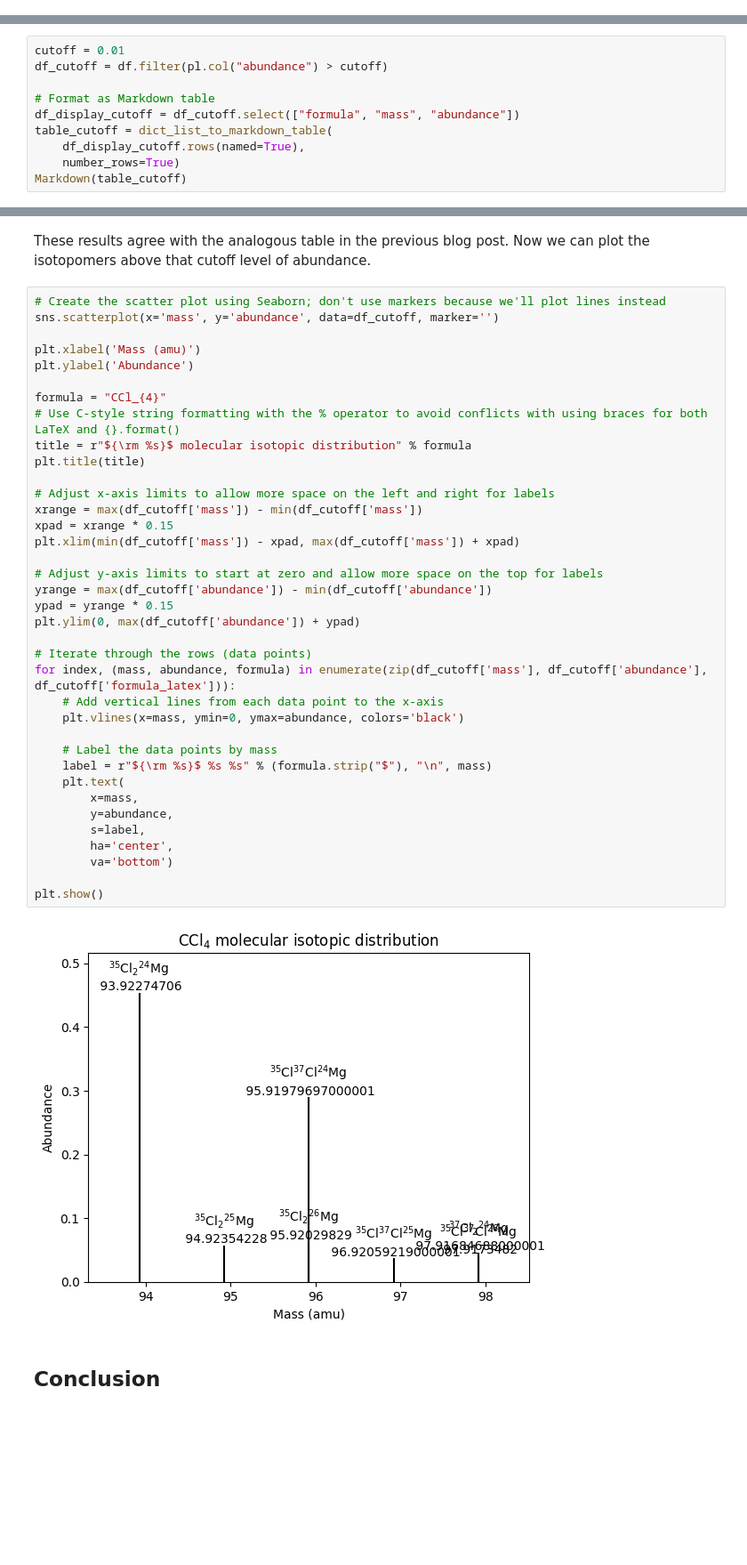
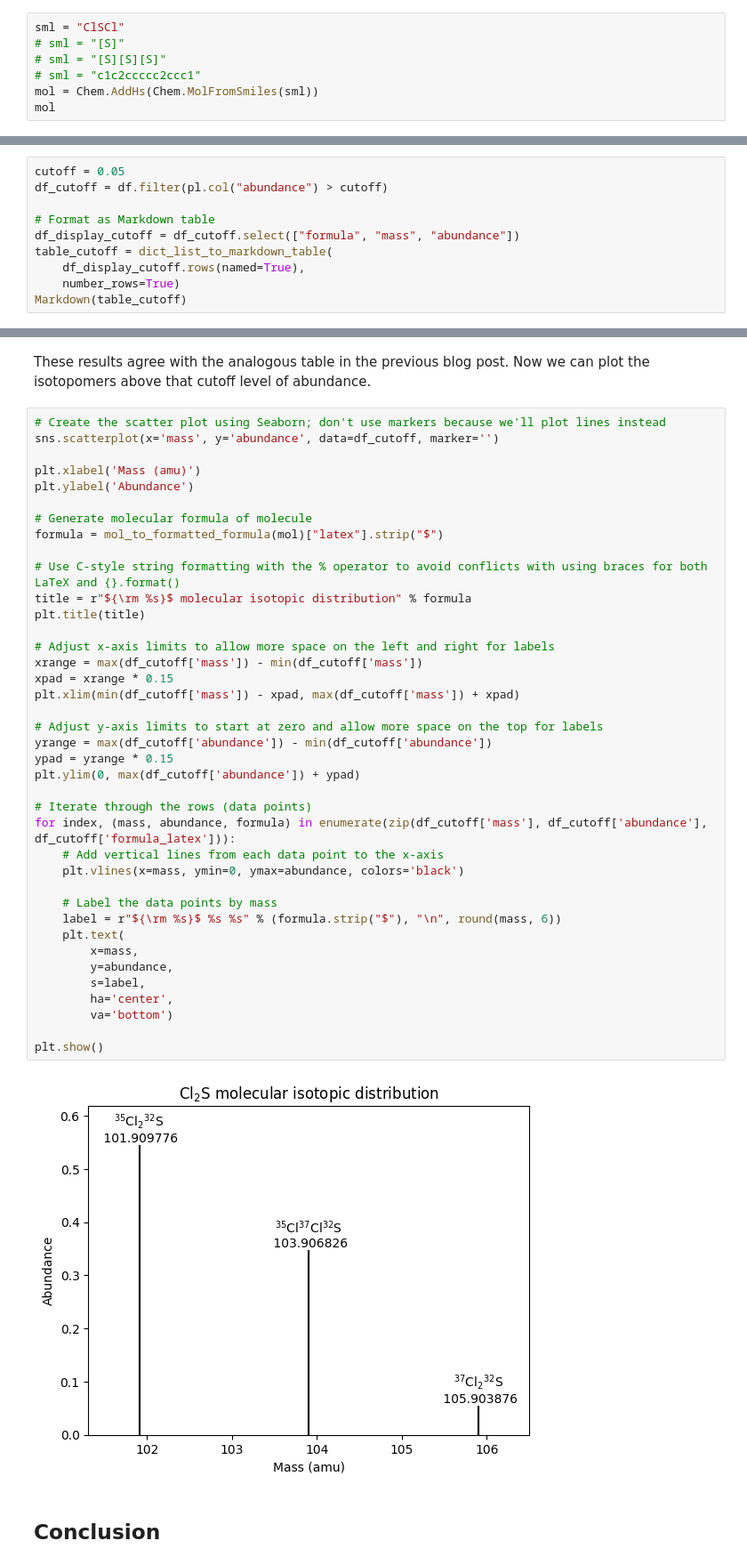
Before and after one commit to bertiewooster/bertiewooster.github.io, a Jupyter notebook: _notebooks/Mass_spectrometry_molecular_isotopic_distribution_2.ipynb, the cells around one changed output, grey strips where cells are left out. Shown at 89% size. Saved outputs shown, nothing was run; the diff lists cells and outputs as text; blank space fills up the shorter version.

```diff
--- a/_notebooks/Mass_spectrometry_molecular_isotopic_distribution_2.ipynb
+++ b/_notebooks/Mass_spectrometry_molecular_isotopic_distribution_2.ipynb
@@ -46,0 +32,7 @@ mol
+# %%
+sml = "ClSCl"
+# sml = "[S]"
+# sml = "[S][S][S]"
+# sml = "c1c2ccccc2ccc1"
+mol = Chem.AddHs(Chem.MolFromSmiles(sml))
+mol
@@ -528,7 +528,7 @@ print(abundance_sum)
 # %% [markdown]
 For the graph, to prevent a forest of short lines and colliding labels due to the be many isotopomers with very low abundance, we might want to limit the plot to a cutoff level of abundance.
 # %%
-cutoff = 0.01
+cutoff = 0.05
 df_cutoff = df.filter(pl.col("abundance") > cutoff)
 
 # Format as Markdown table
@@ -556,38 +552,40 @@ sns.scatterplot(x='mass', y='abundance', data=df_cutoff, marker='')
 plt.xlabel('Mass (amu)')
 plt.ylabel('Abundance')
 
-formula = "CCl_{4}"
+# Generate molecular formula of molecule
+formula = mol_to_formatted_formula(mol)["latex"].strip("$")
+
 # Use C-style string formatting with the % operator to avoid conflicts with using braces for both LaTeX and {}.format()
 title = r"${\rm %s}$ molecular isotopic distribution" % formula
 plt.title(title)
 
 # Adjust x-axis limits to allow more space on the left and right for labels
 xrange = max(df_cutoff['mass']) - min(df_cutoff['mass'])
 xpad = xrange * 0.15
 plt.xlim(min(df_cutoff['mass']) - xpad, max(df_cutoff['mass']) + xpad)
 
 # Adjust y-axis limits to start at zero and allow more space on the top for labels
 yrange = max(df_cutoff['abundance']) - min(df_cutoff['abundance'])
 ypad = yrange * 0.15
 plt.ylim(0, max(df_cutoff['abundance']) + ypad)
 
 # Iterate through the rows (data points)
 for index, (mass, abundance, formula) in enumerate(zip(df_cutoff['mass'], df_cutoff['abundance'], df_cutoff['formula_latex'])):
     # Add vertical lines from each data point to the x-axis
     plt.vlines(x=mass, ymin=0, ymax=abundance, colors='black')
 
     # Label the data points by mass
-    label = r"${\rm %s}$ %s %s" % (formula.strip("$"), "\n", mass)
+    label = r"${\rm %s}$ %s %s" % (formula.strip("$"), "\n", round(mass, 6))
     plt.text(
         x=mass,
         y=abundance,
         s=label,
         ha='center',
         va='bottom')
 
 plt.show()
 # %% [output]
-[figure, old version]
+[figure, new version]
 # %% [markdown]
 ## Conclusion
 # %% [markdown]
```
Also changed, not shown: parts of 18 cells of this notebook, 1 other file.
